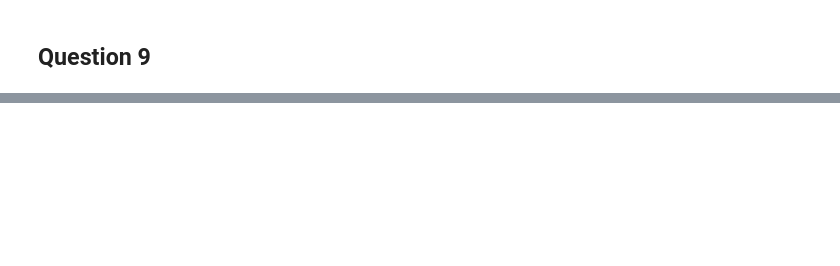
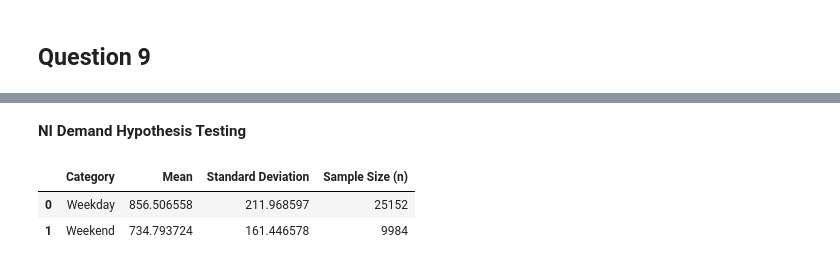
Before and after one commit to Mitch-json/Data-Inference-and-Applied-Machine-Leaning, a Jupyter notebook: Statistical Analysis/Statistical Analysis.ipynb, the cells around one changed output, grey strips where cells are left out. Cells and saved outputs as stored; diff of their text form; code cells hidden in the pictures; blank space fills up the shorter version.

```diff
--- a/Statistical Analysis/Statistical Analysis.ipynb
+++ b/Statistical Analysis/Statistical Analysis.ipynb
@@ -679,0 +777,27 @@ NI Analysis
+# %% [markdown]
+**NI Demand Hypothesis Testing**
+# %%
+weekend_days = ['Saturday', 'Sunday']
+weekday_days = ['Monday', 'Tuesday', 'Wednesday', 'Thursday', 'Friday']
+
+# Copy data
+NI_data = df_full[['NI Demand']].copy()
+NI_data['Weekday'] = NI_data.index.day_name()
+
+# Split into weekday and weekend subsets
+NI_weekday = NI_data[NI_data['Weekday'].isin(weekday_days)]
+NI_weekend = NI_data[NI_data['Weekday'].isin(weekend_days)]
+
+# Compute descriptive statistics
+NI_summary = pd.DataFrame({
+    'Category': ['Weekday', 'Weekend'],
+    'Mean': [NI_weekday['NI Demand'].mean(), NI_weekend['NI Demand'].mean()],
+    'Standard Deviation': [NI_weekday['NI Demand'].std(), NI_weekend['NI Demand'].std()],
+    'Sample Size (n)': [NI_weekday['NI Demand'].count(), NI_weekend['NI Demand'].count()]
+})
+
+display(NI_summary)
+# %% [output]
+|  | Category | Mean | Standard Deviation | Sample Size (n) |
+| 0 | Weekday | 856.506558 | 211.968597 | 25152 |
+| 1 | Weekend | 734.793724 | 161.446578 | 9984 |
```
Also changed, not shown: parts of 29 cells of this notebook, 3 other files.
